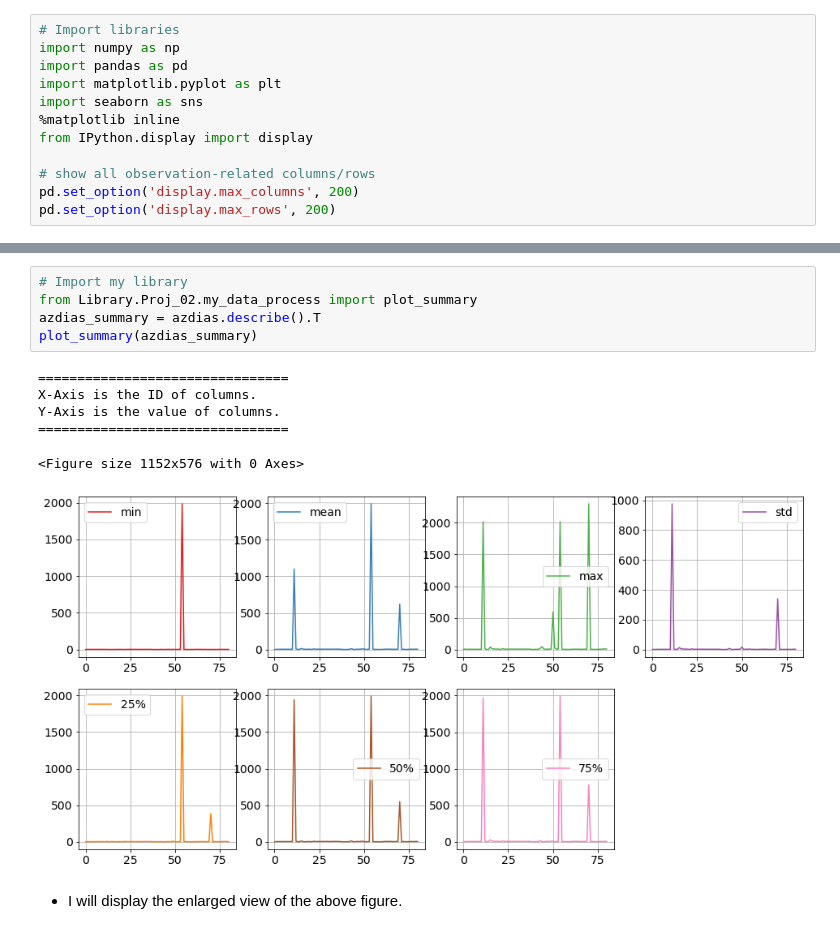
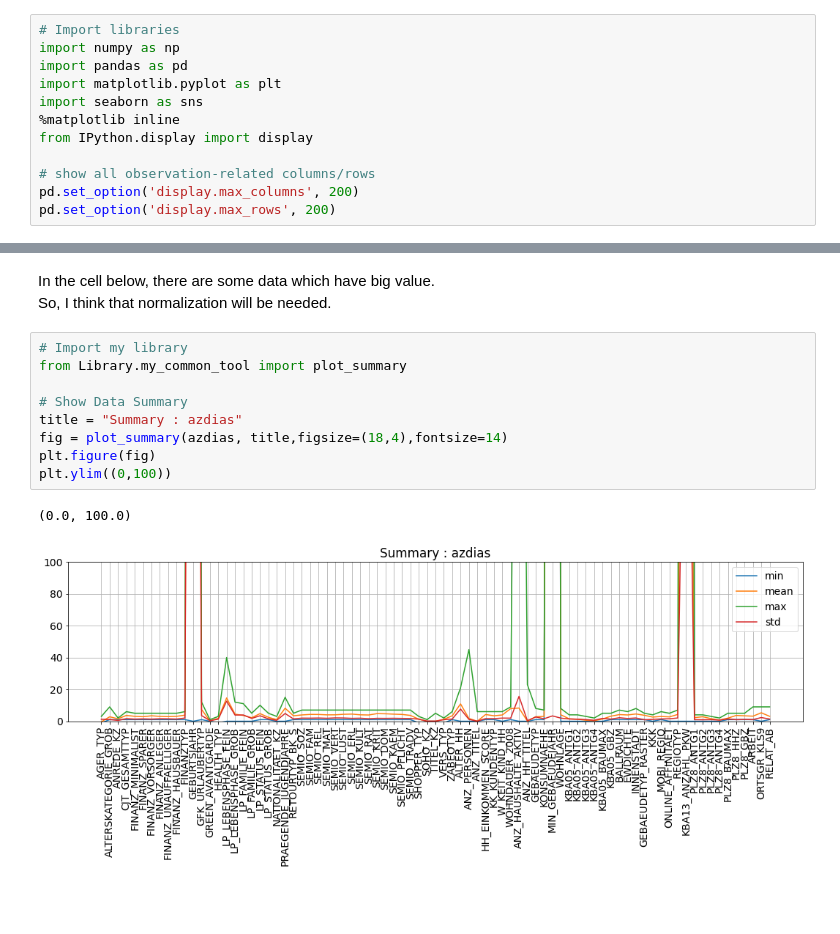
Before and after one commit to est2mzd/Machine_Learning, a Jupyter notebook: Proj_02_Identify_Customer_Segments.ipynb, the cells around one changed output, grey strips where cells are left out. Cells and saved outputs as stored; diff of their text form; blank space fills up the shorter version.

```diff
--- a/Proj_02_Identify_Customer_Segments.ipynb
+++ b/Proj_02_Identify_Customer_Segments.ipynb
@@ -184,14 +237,15 @@ dtype: int64
+# %% [markdown]
+In the cell below, there are some data which have big value.<br>
+So, I think that normalization will be needed.
 # %%
 # Import my library
-from Library.Proj_02.my_data_process import plot_summary
-azdias_summary = azdias.describe().T
-plot_summary(azdias_summary)
+from Library.my_common_tool import plot_summary
+
+# Show Data Summary
+title = "Summary : azdias"
+fig = plot_summary(azdias, title,figsize=(18,4),fontsize=14)
+plt.figure(fig)
+plt.ylim((0,100))
 # %% [output]
-================================
-X-Axis is the ID of columns.
-Y-Axis is the value of columns.
-================================
+(0.0, 100.0)
-<Figure size 1152x576 with 0 Axes>
-[figure, old version]
+[figure, new version]
-# %% [markdown]
-- I will display the enlarged view of the above figure.
```
Also changed, not shown: parts of 85 cells of this notebook, 2 other files.
